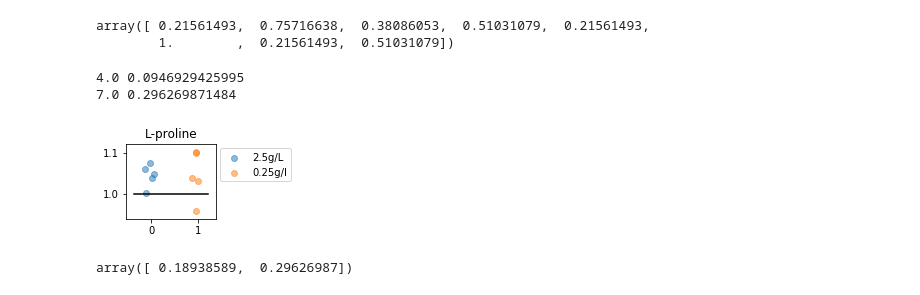
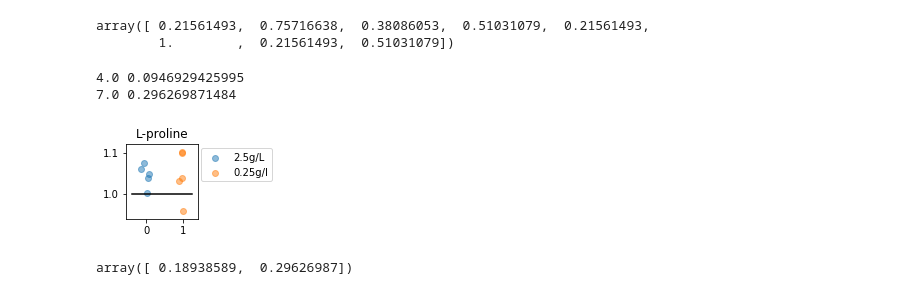
Before and after one commit to gregmedlock/asf_interactions, a Jupyter notebook: bin/growth_curves.ipynb, the cells around one changed output. Drawn from its saved outputs; the diff is of its cells as text; code cells hidden in the pictures.

```diff
--- a/bin/growth_curves.ipynb
+++ b/bin/growth_curves.ipynb
@@ -178,7 +179,7 @@ mean361_pos_control = only_361.loc[only_361['media'] == 'S9']['tecan_OD'].mean()
 plotframe = only_361.loc[only_361['media'] != 'S9']
 
 groups = plotframe.groupby('media')
-fig, ax = plt.subplots(1,1,sharey=True,figsize=(2,1.8))
+fig, ax = plt.subplots(1,1,sharey=True,figsize=(1.75,1.8))
 #ax.margins(0.05) # Optional, just adds 5% padding to the autoscaling
 groupcount = 0
 panelcount = 0
@@ -187,34 +188,35 @@ lines = []
 labels = []
 titles = ['L-proline']
 pvals = []
 for name, group in groups:
 
     x = [groupcount]*5
     # add jitter
     x = x + np.random.normal(loc=0.0,scale=0.07,size=5)
     y = group['tecan_OD']
     # calculate mann-whitney u-test p value
     (stat,p) = scipy.stats.mannwhitneyu(only_361.loc[only_361['media'] == 'S9']['tecan_OD'],y,alternative="two-sided")
     #(stat,p) = scipy.stats.ttest_ind(only_356.loc[only_356['media'] == 'S9']['tecan_OD'],y)
     pvals.append(p)
     print(stat,p)
     # normalize to percentage for plotting
     y = group['tecan_OD']/mean361_pos_control
     line = ax.scatter(x=x,y=y, marker='o',alpha=0.5, label=name)
     lines.append(line)
     groupcount+=1
     if groupcount % 2 == 0:
         ax.margins(margin)
         ax.plot((ax.get_xlim()[0]-margin,ax.get_xlim()[1]+margin),(1.0,1.0),color='black')
         ax.set_title(titles[panelcount])
         panelcount+=1
 plt.legend(lines,['2.5g/L','0.25g/l'],loc=(1.05,0.5))
 fig.subplots_adjust(right=1.6)
 plt.tight_layout()
+plt.savefig('../results/validation_endpoints_361.svg')
 # %% [output]
 4.0 0.0946929425995
 7.0 0.296269871484
-[figure, old version]
+[figure, new version]
 # %%
 p_adjust_bh(pvals)
 # %% [output]
```
Also changed, not shown: parts of 1 cell of this notebook, 2 other files.
